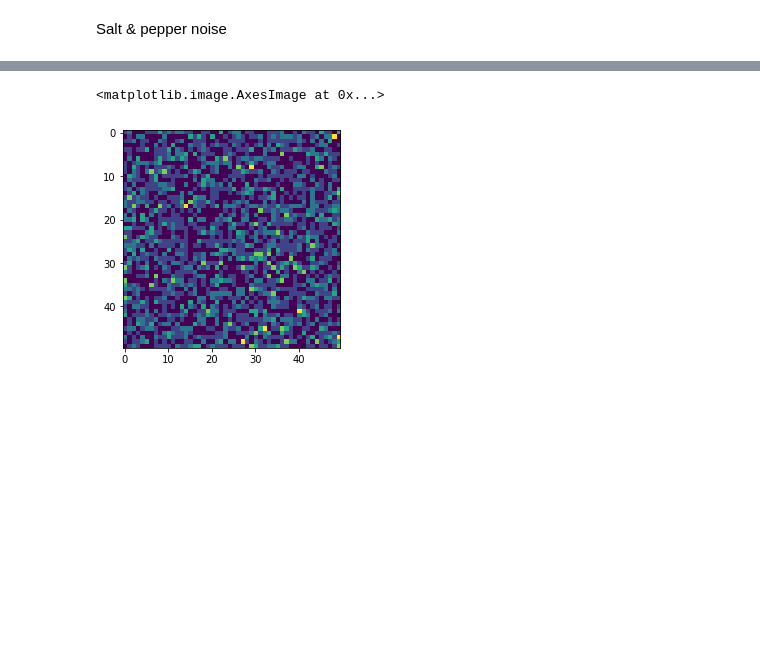
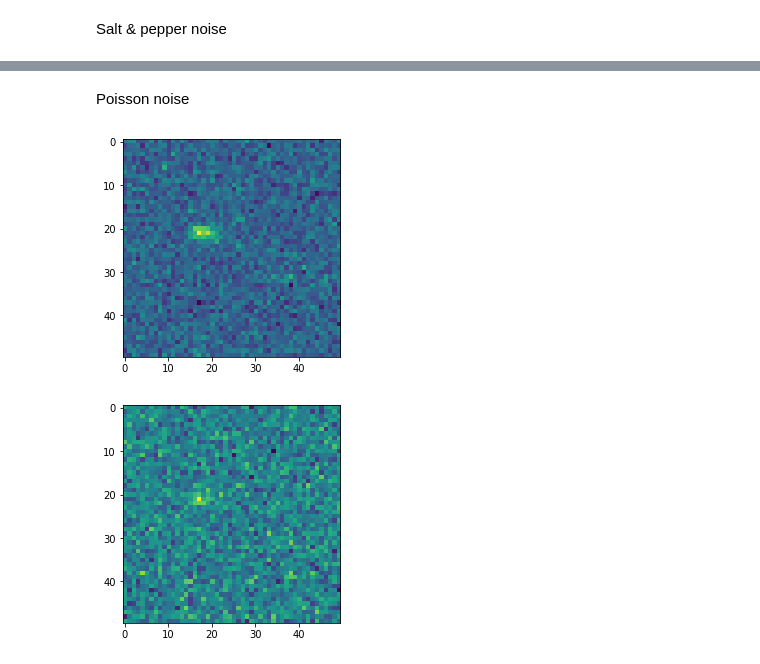
Before and after one commit to craycrayfish/adv-atk-neu, a Jupyter notebook: hc_attacks.ipynb, the cells around one changed output, grey strips where cells are left out. Drawn from its saved outputs; the diff is of its cells as text; code cells hidden in the pictures; blank space fills up the shorter version.

```diff
--- a/hc_attacks.ipynb
+++ b/hc_attacks.ipynb
@@ -580,7 +765,13 @@ for i in [0.001, 0.01, 0.1]:
+# %% [markdown]
+Poisson noise
 # %%
 images = classifier.images
-poisson = np.random.poisson(1, size=images.shape)
-plt.imshow(poisson[0,:,:,0])
+poisson_mask = np.random.poisson(100, size=images.shape)
+poisson_img = poisson_mask + images
+plt.imshow(images[0,:,:,0])
+plt.show()
+plt.imshow(poisson_img[0,:,:,0])
+plt.show()
 # %% [output]
-<matplotlib.image.AxesImage at 0x...>
-[figure, old version]
+[figure, new version]
+[figure, added]
```
Also changed, not shown: parts of 17 cells of this notebook.
